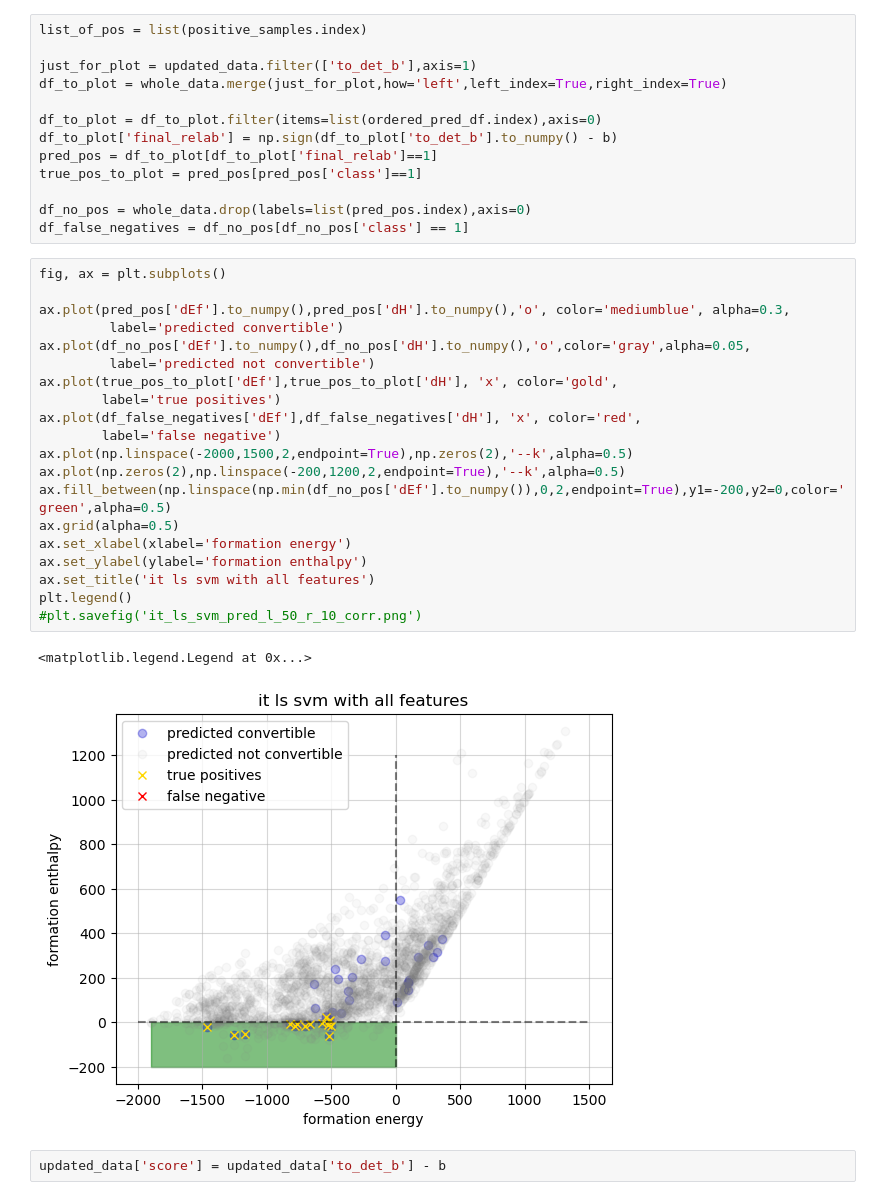
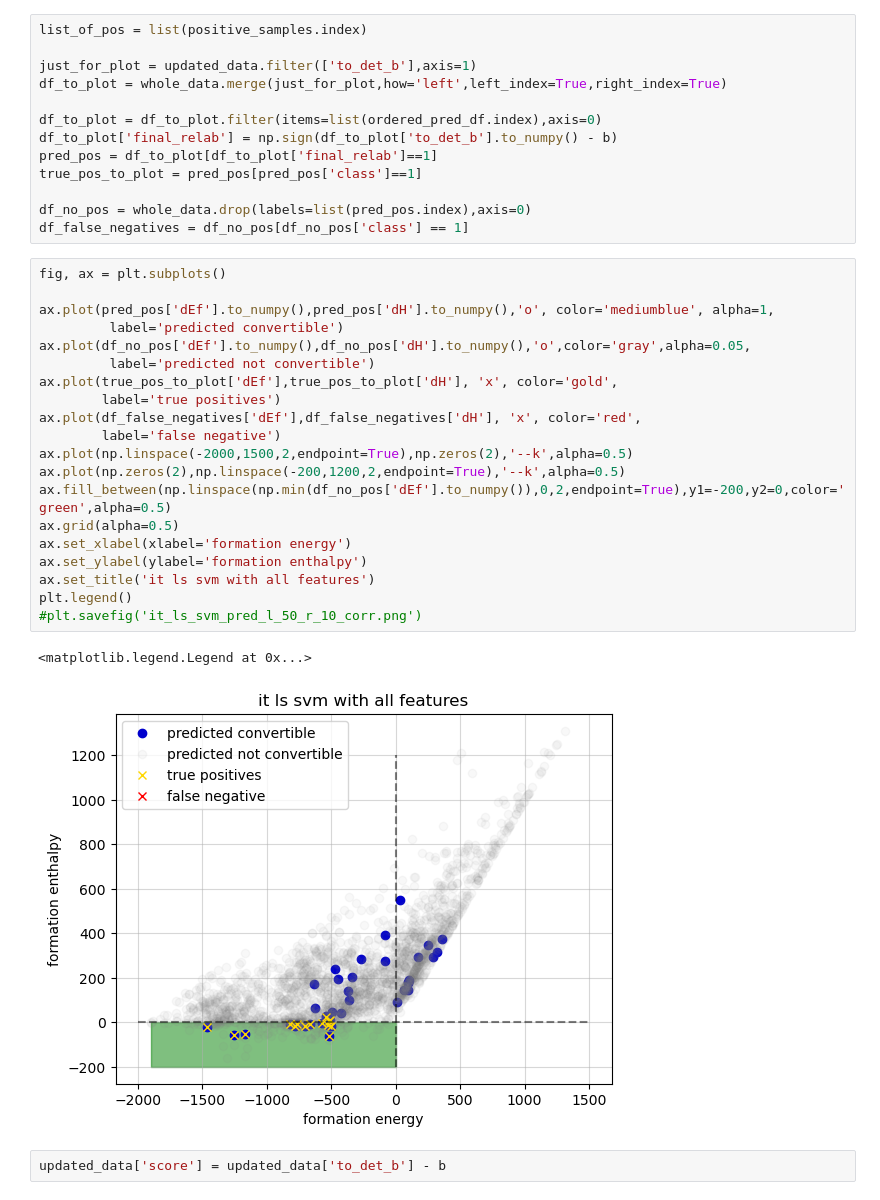
Before and after one commit to tpaquier/material_science, a Jupyter notebook: The_article/For_writing/It_ls_svm_wo_dt_all_features.ipynb, the cells around one changed output. Saved outputs shown, nothing was run; the diff lists cells and outputs as text.

```diff
--- a/The_article/For_writing/It_ls_svm_wo_dt_all_features.ipynb
+++ b/The_article/For_writing/It_ls_svm_wo_dt_all_features.ipynb
@@ -294,26 +294,26 @@ df_false_negatives = df_no_pos[df_no_pos['class'] == 1]
 # %%
 fig, ax = plt.subplots()
 
-ax.plot(pred_pos['dEf'].to_numpy(),pred_pos['dH'].to_numpy(),'o', color='mediumblue', alpha=0.3,
+ax.plot(pred_pos['dEf'].to_numpy(),pred_pos['dH'].to_numpy(),'o', color='mediumblue', alpha=1,
          label='predicted convertible')
 ax.plot(df_no_pos['dEf'].to_numpy(),df_no_pos['dH'].to_numpy(),'o',color='gray',alpha=0.05,
          label='predicted not convertible')
 ax.plot(true_pos_to_plot['dEf'],true_pos_to_plot['dH'], 'x', color='gold',
         label='true positives')
 ax.plot(df_false_negatives['dEf'],df_false_negatives['dH'], 'x', color='red',
         label='false negative')
 ax.plot(np.linspace(-2000,1500,2,endpoint=True),np.zeros(2),'--k',alpha=0.5)
 ax.plot(np.zeros(2),np.linspace(-200,1200,2,endpoint=True),'--k',alpha=0.5)
 ax.fill_between(np.linspace(np.min(df_no_pos['dEf'].to_numpy()),0,2,endpoint=True),y1=-200,y2=0,color='green',alpha=0.5)
 ax.grid(alpha=0.5)
 ax.set_xlabel(xlabel='formation energy')
 ax.set_ylabel(ylabel='formation enthalpy')
 ax.set_title('it ls svm with all features')
 plt.legend()
 #plt.savefig('it_ls_svm_pred_l_50_r_10_corr.png')
 # %% [output]
 <matplotlib.legend.Legend at 0x...>
-[figure, old version]
+[figure, new version]
 # %%
 updated_data['score'] = updated_data['to_det_b'] - b
 # %%
```
Also changed, not shown: parts of 5 cells of this notebook.
